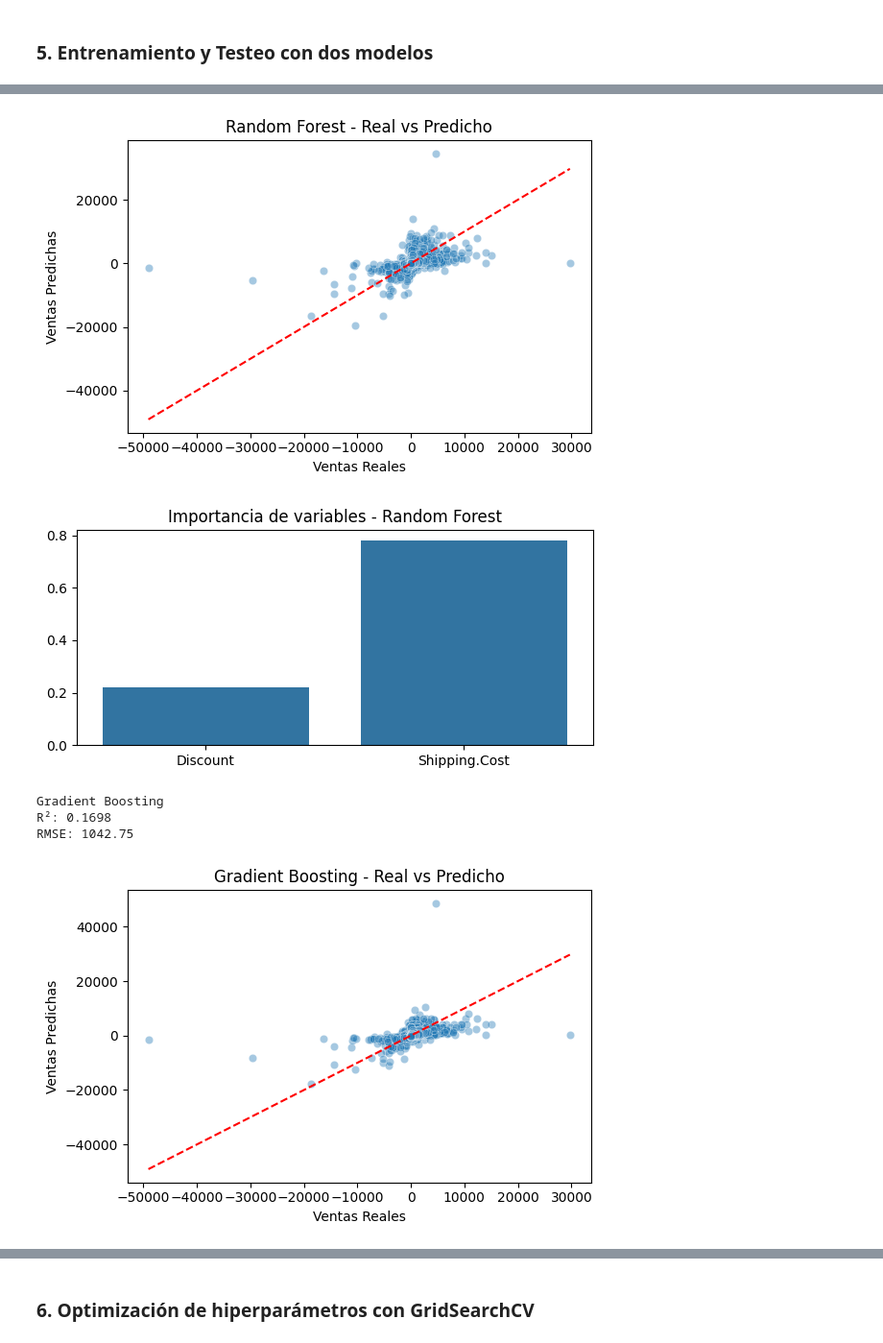
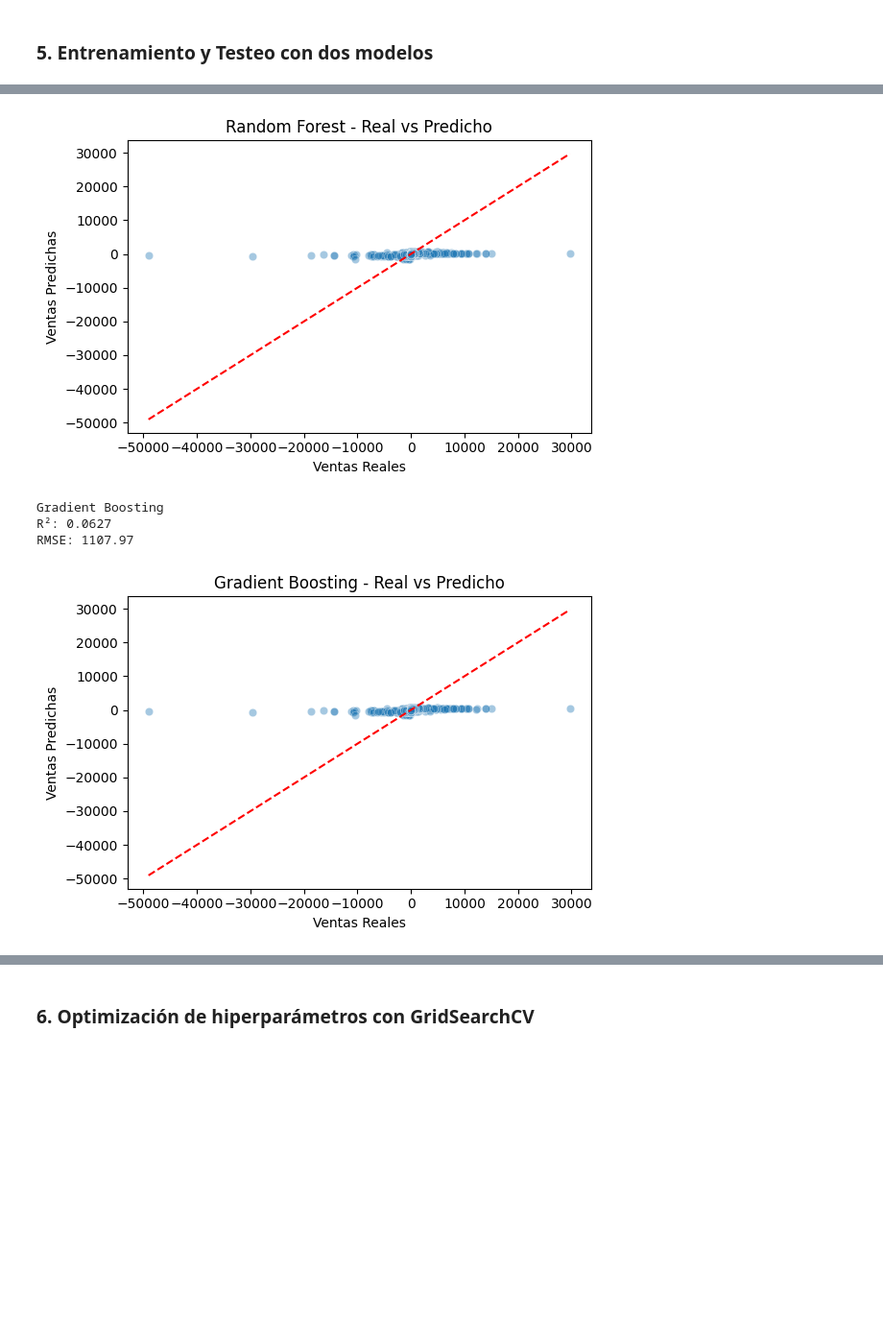
Before and after one commit to spexdj/Data_Science_II_Machine_Learning, a Jupyter notebook: EntrenamientoyOptimización_ProyectoFinal_Licastro.ipynb, the cells around one changed output, grey strips where cells are left out. Shown at 96% size. Saved outputs shown, nothing was run; the diff lists cells and outputs as text; code cells hidden in the pictures; blank space fills up the shorter version.

```diff
--- a/EntrenamientoyOptimización_ProyectoFinal_Licastro.ipynb
+++ b/EntrenamientoyOptimización_ProyectoFinal_Licastro.ipynb
@@ -57,9 +57,9 @@ dtype: int64
 # Limpieza y conversión de datos necesarios para el análisis
 # Convertimos 'Discount' de texto con porcentaje a decimal
 # Convertimos 'Sales.Total' a numérico eliminando símbolos
+# Conversión de columnas necesarias
 df["Discount"] = df["Discount"].astype(str).str.replace("%", "").astype(float) / 100
 df["Sales.Total"] = df["Sales.Total"].astype(str).str.replace("$", "").str.replace(",", "").astype(float)
-df["Shipping.Cost"] = df["Shipping.Cost"].astype(float)
 # %%
 # Visualización de la relación entre descuento y ventas
 plt.figure(figsize=(8,4))
@@ -83,7 +83,7 @@ plt.show()
 ### 4. Ingeniería de atributos
 # %%
 # Seleccionamos variables relevantes y eliminamos filas con valores faltantes
-features = ["Discount", "Shipping.Cost"]
+features = ["Discount"]
 df = df.dropna(subset=features + ["Sales.Total"])
 
 # Definimos X e y para el modelo
@@ -127,13 +127,5 @@ for name, model in models.items():
     plt.plot([y_test.min(), y_test.max()], [y_test.min(), y_test.max()], 'r--')
     plt.tight_layout()
     plt.show()
-
-    if hasattr(model, 'feature_importances_'):
-        feat_importances = model.feature_importances_
-        plt.figure(figsize=(6, 3))
-        sns.barplot(x=features, y=feat_importances)
-        plt.title(f"Importancia de variables - {name}")
-        plt.tight_layout()
-        plt.show()
 # %% [output]
 Random Forest
@@ -142,6 +134,5 @@ RMSE: 1096.83
-[figure, old version]
+[figure, new version]
+Gradient Boosting
+R²: 0.0627
+RMSE: 1107.97
-[figure, old version]
+[figure, new version]
-Gradient Boosting
-R²: 0.1698
-RMSE: 1042.75
-[figure, removed]
```
Also changed, not shown: parts of 4 cells of this notebook.
